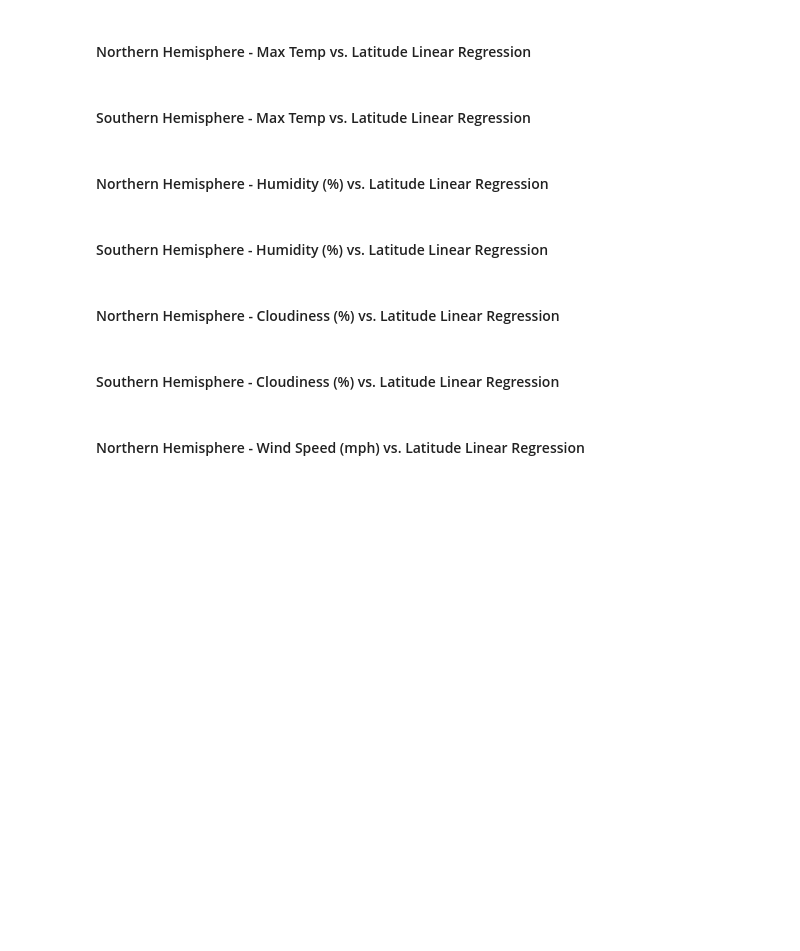
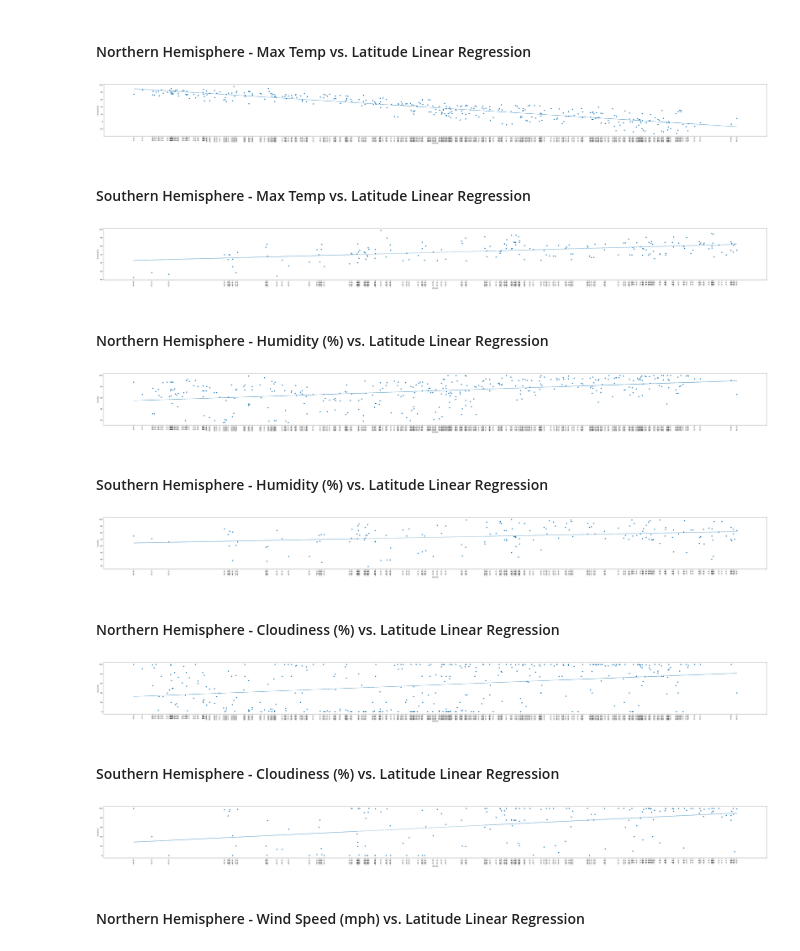
Before and after one commit to s1237120/python-api-challenge, a Jupyter notebook: weatherpy/WeatherPy.ipynb, the cells around one changed output. Saved outputs shown, nothing was run; the diff lists cells and outputs as text; code cells hidden in the pictures; blank space fills up the shorter version.

Commit message:
finished plot

```diff
--- a/weatherpy/WeatherPy.ipynb
+++ b/weatherpy/WeatherPy.ipynb
@@ -245,15 +245,87 @@ northern_hemi=weather_df.loc[weather_df["latitude"]>=0]
 southern_hemi=weather_df.loc[weather_df["latitude"]<0]
 # %% [markdown]
 ####  Northern Hemisphere - Max Temp vs. Latitude Linear Regression
+# %%
+plt.figure(figsize = (75, 6), dpi = 80)
+slope, inter, r, p,std_err= stats.linregress(northern_hemi["latitude"], northern_hemi["temperature"])
+fit =slope * northern_hemi["latitude"] + inter
+plt.scatter(northern_hemi["latitude"],northern_hemi["temperature"])
+plt.plot(northern_hemi["latitude"],fit,"--")
+plt.xticks(northern_hemi["latitude"],rotation=90)
+plt.xlabel('latitude')
+plt.ylabel('temperature')
+plt.show()
+# %% [output]
+[figure, added]
 # %% [markdown]
 ####  Southern Hemisphere - Max Temp vs. Latitude Linear Regression
+# %%
+plt.figure(figsize = (75, 6), dpi = 80)
+slope, inter, r, p,std_err= stats.linregress(southern_hemi["latitude"], southern_hemi["temperature"])
+fit =slope * southern_hemi["latitude"] + inter
+plt.scatter(southern_hemi["latitude"],southern_hemi["temperature"])
+plt.plot(southern_hemi["latitude"],fit,"--")
+plt.xticks(southern_hemi["latitude"],rotation=90)
+plt.xlabel('latitude')
+plt.ylabel('temperature')
+plt.show()
+# %% [output]
+[figure, added]
 # %% [markdown]
 ####  Northern Hemisphere - Humidity (%) vs. Latitude Linear Regression
+# %%
+plt.figure(figsize = (75, 6), dpi = 80)
+slope, inter, r, p,std_err= stats.linregress(northern_hemi["latitude"], northern_hemi["humidity"])
+fit =slope * northern_hemi["latitude"] + inter
+plt.scatter(northern_hemi["latitude"],northern_hemi["humidity"])
+plt.plot(northern_hemi["latitude"],fit,"--")
+plt.xticks(northern_hemi["latitude"],rotation=90)
+plt.xlabel('latitude')
+plt.ylabel('humidity')
+plt.show()
+# %% [output]
+[figure, added]
 # %% [markdown]
 ####  Southern Hemisphere - Humidity (%) vs. Latitude Linear Regression
+# %%
+plt.figure(figsize = (75, 6), dpi = 80)
+slope, inter, r, p,std_err= stats.linregress(southern_hemi["latitude"], southern_hemi["humidity"])
+fit =slope * southern_hemi["latitude"] + inter
+plt.scatter(southern_hemi["latitude"],southern_hemi["humidity"])
+plt.plot(southern_hemi["latitude"],fit,"--")
+plt.xticks(southern_hemi["latitude"],rotation=90)
+plt.xlabel('latitude')
+plt.ylabel('humidity')
+plt.show()
+# %% [output]
+[figure, added]
 # %% [markdown]
 ####  Northern Hemisphere - Cloudiness (%) vs. Latitude Linear Regression
+# %%
+plt.figure(figsize = (75, 6), dpi = 80)
+slope, inter, r, p,std_err= stats.linregress(northern_hemi["latitude"], northern_hemi["cloudiness"])
+fit =slope * northern_hemi["latitude"] + inter
+plt.scatter(northern_hemi["latitude"],northern_hemi["cloudiness"])
+plt.plot(northern_hemi["latitude"],fit,"--")
+plt.xticks(northern_hemi["latitude"],rotation=90)
+plt.xlabel('latitude')
+plt.ylabel('cloudiness')
+plt.show()
+# %% [output]
+[figure, added]
 # %% [markdown]
 ####  Southern Hemisphere - Cloudiness (%) vs. Latitude Linear Regression
+# %%
+plt.figure(figsize = (75, 6), dpi = 80)
+slope, inter, r, p,std_err= stats.linregress(southern_hemi["latitude"], southern_hemi["cloudiness"])
+fit =slope * southern_hemi["latitude"] + inter
+plt.scatter(southern_hemi["latitude"],southern_hemi["cloudiness"])
+plt.plot(southern_hemi["latitude"],fit,"--")
+plt.xticks(southern_hemi["latitude"],rotation=90)
+plt.xlabel('latitude')
+plt.ylabel('cloudiness')
+plt.show()
+# %% [output]
+[figure, added]
 # %% [markdown]
 ####  Northern Hemisphere - Wind Speed (mph) vs. Latitude Linear Regression
```
Also changed, not shown: parts of 3 cells of this notebook.
